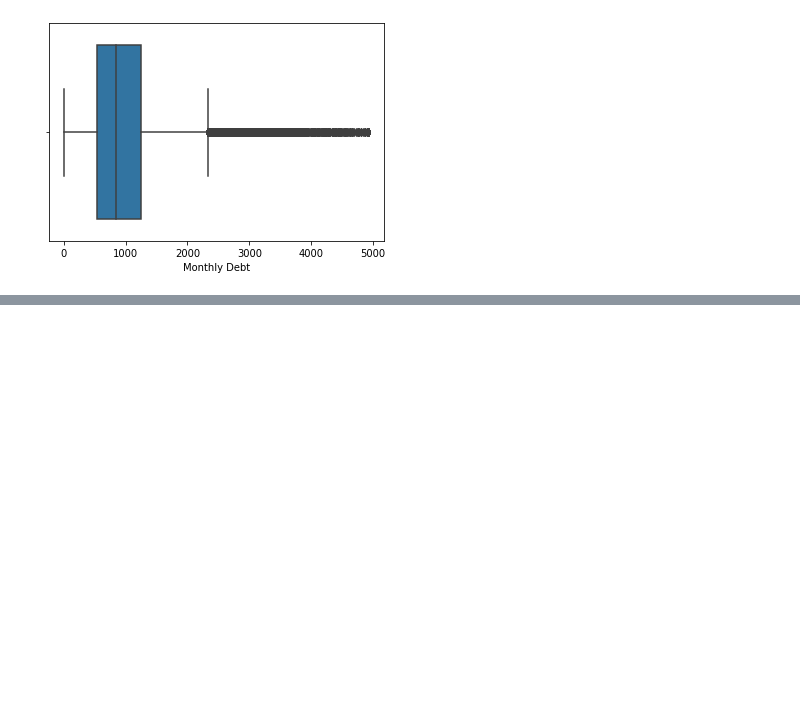
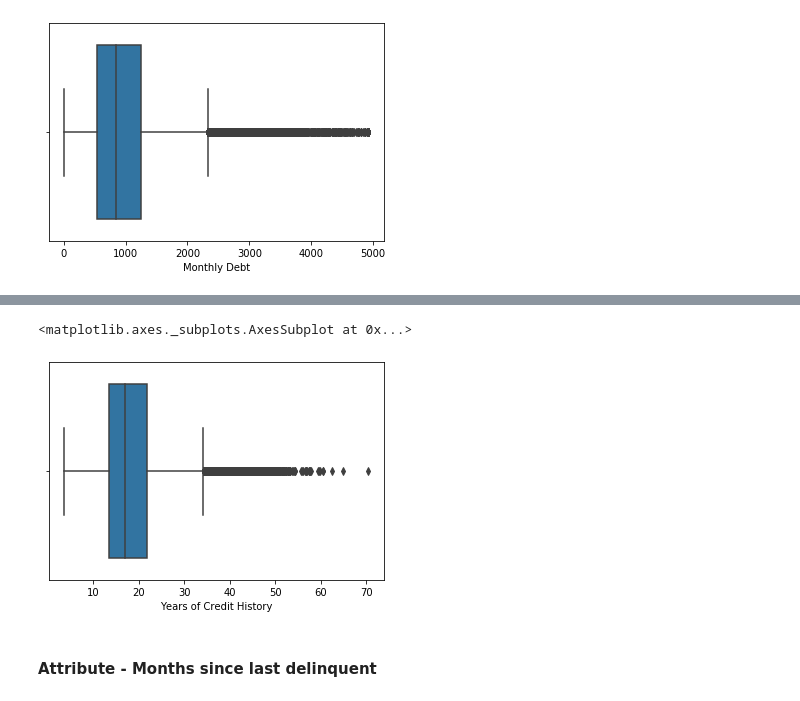
Before and after one commit to sukesh-reddy/Loan-Eligibility-Prediction-Using-Gradient-Boosting-Classifier, a Jupyter notebook: Loan Prediction.ipynb, the cells around one changed output, grey strips where cells are left out. Drawn from its saved outputs; the diff is of its cells as text; code cells hidden in the pictures; blank space fills up the shorter version.

```diff
--- a/Loan Prediction.ipynb
+++ b/Loan Prediction.ipynb
@@ -430,0 +450,7 @@ sns.boxplot(data['Monthly Debt'])
+# %%
+sns.boxplot(data['Years of Credit History'])
+# %% [output]
+<matplotlib.axes._subplots.AxesSubplot at 0x...>
+[figure, added]
+# %% [markdown]
+#### Attribute - Months since last delinquent
```
Also changed, not shown: parts of 49 cells of this notebook.
